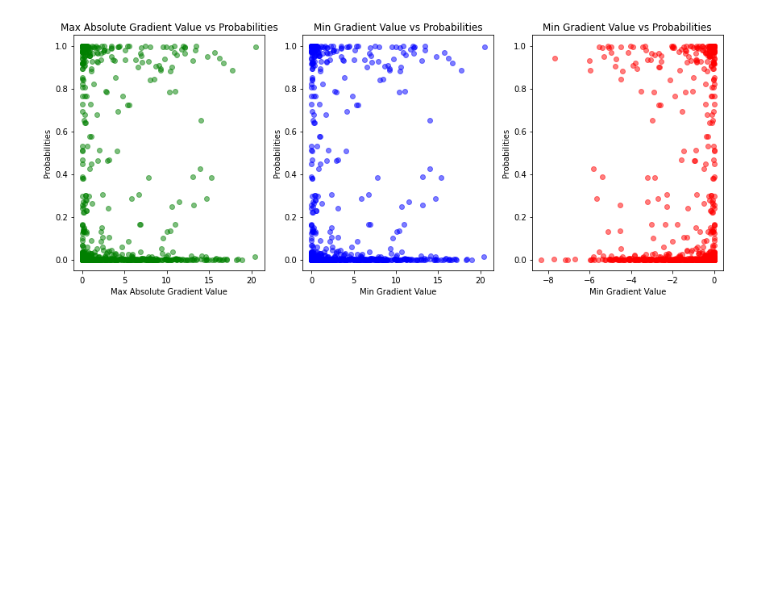
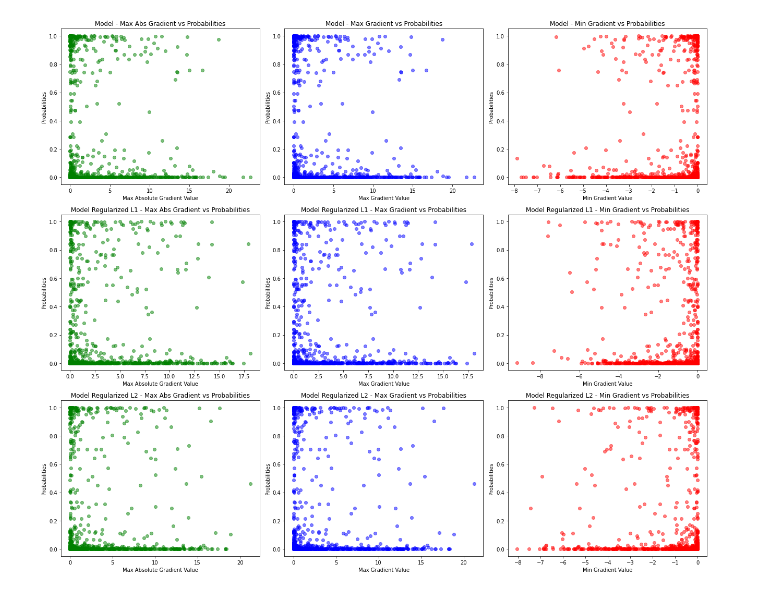
Before and after one commit to CarlosFontaneli/interpreting-neural-networks, a Jupyter notebook: experiments/vess_map_gradient_probabilities_analysis.ipynb, the cells around one changed output. Drawn from its saved outputs; the diff is of its cells as text; code cells hidden in the pictures; blank space fills up the shorter version.

```diff
--- a/experiments/vess_map_gradient_probabilities_analysis.ipynb
+++ b/experiments/vess_map_gradient_probabilities_analysis.ipynb
@@ -221,28 +253,40 @@ plt.show()
 # %%
-# Create a scatter plot for max_abs_values vs probabilities
-plt.figure(figsize=(12, 5))
-plt.subplot(1, 3, 1)
-plt.scatter(max_abs_values, probabilities, c='green', alpha=0.5)
-plt.title('Max Absolute Gradient Value vs Probabilities')
-plt.xlabel('Max Absolute Gradient Value')
-plt.ylabel('Probabilities')
+# Function to plot scatter plots for gradient statistics vs probabilities
+def plot_scatter_stats(gradients, probabilities, model_name, position):
+    max_abs_values = [np.max(np.abs(grad.flatten())) for grad in gradients]
+    max_values = [np.max(grad.flatten()) for grad in gradients]
+    min_values = [np.min(grad.flatten()) for grad in gradients]
 
-# Create a scatter plot for max_values vs probabilities
-plt.subplot(1, 3, 2)
-plt.scatter(max_values, probabilities, c='blue', alpha=0.5)
-plt.title('Min Gradient Value vs Probabilities')
-plt.xlabel('Min Gradient Value')
-plt.ylabel('Probabilities')
+    # Scatter plot for max_abs_values vs probabilities
+    plt.subplot(3, 3, position)
+    plt.scatter(max_abs_values, probabilities, c='green', alpha=0.5)
+    plt.title(f'{model_name} - Max Abs Gradient vs Probabilities')
+    plt.xlabel('Max Absolute Gradient Value')
+    plt.ylabel('Probabilities')
 
-# Create a scatter plot for min_values vs probabilities
-plt.subplot(1, 3, 3)
-plt.scatter(min_values, probabilities, c='red', alpha=0.5)
-plt.title('Min Gradient Value vs Probabilities')
-plt.xlabel('Min Gradient Value')
-plt.ylabel('Probabilities')
+    # Scatter plot for max_values vs probabilities
+    plt.subplot(3, 3, position + 1)
+    plt.scatter(max_values, probabilities, c='blue', alpha=0.5)
+    plt.title(f'{model_name} - Max Gradient vs Probabilities')
+    plt.xlabel('Max Gradient Value')
+    plt.ylabel('Probabilities')
+
+    # Scatter plot for min_values vs probabilities
+    plt.subplot(3, 3, position + 2)
+    plt.scatter(min_values, probabilities, c='red', alpha=0.5)
+    plt.title(f'{model_name} - Min Gradient vs Probabilities')
+    plt.xlabel('Min Gradient Value')
+    plt.ylabel('Probabilities')
+
+# Plotting for each model
+plt.figure(figsize=(18, 15))
+
+plot_scatter_stats(gradients_model, probabilities_model, "Model", 1)
+plot_scatter_stats(gradients_model_reg_l1, probabilities_model_reg_l1, "Model Regularized L1", 4)
+plot_scatter_stats(gradients_model_reg_l2, probabilities_model_reg_l2, "Model Regularized L2", 7)
 
 plt.tight_layout()
 plt.show()
 # %% [output]
-[figure, old version]
+[figure, new version]
 # %%
```
Also changed, not shown: parts of 5 cells of this notebook.
